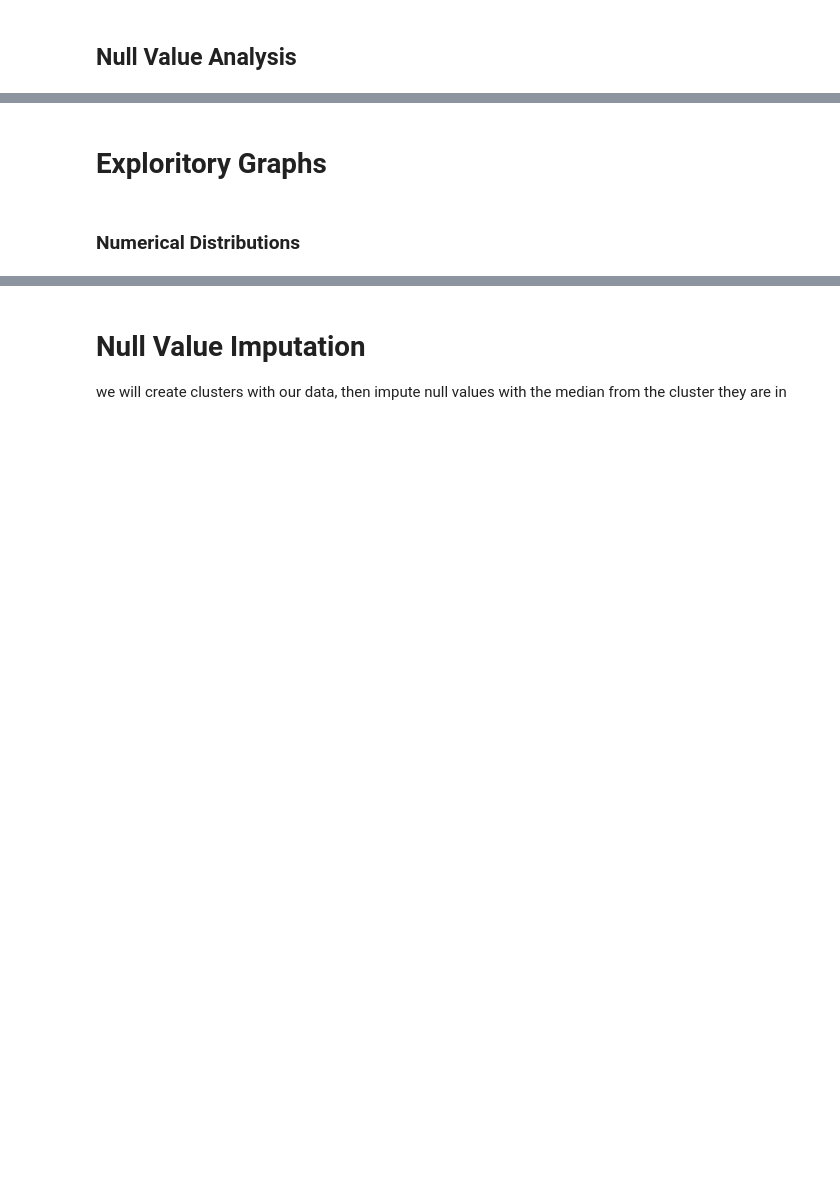
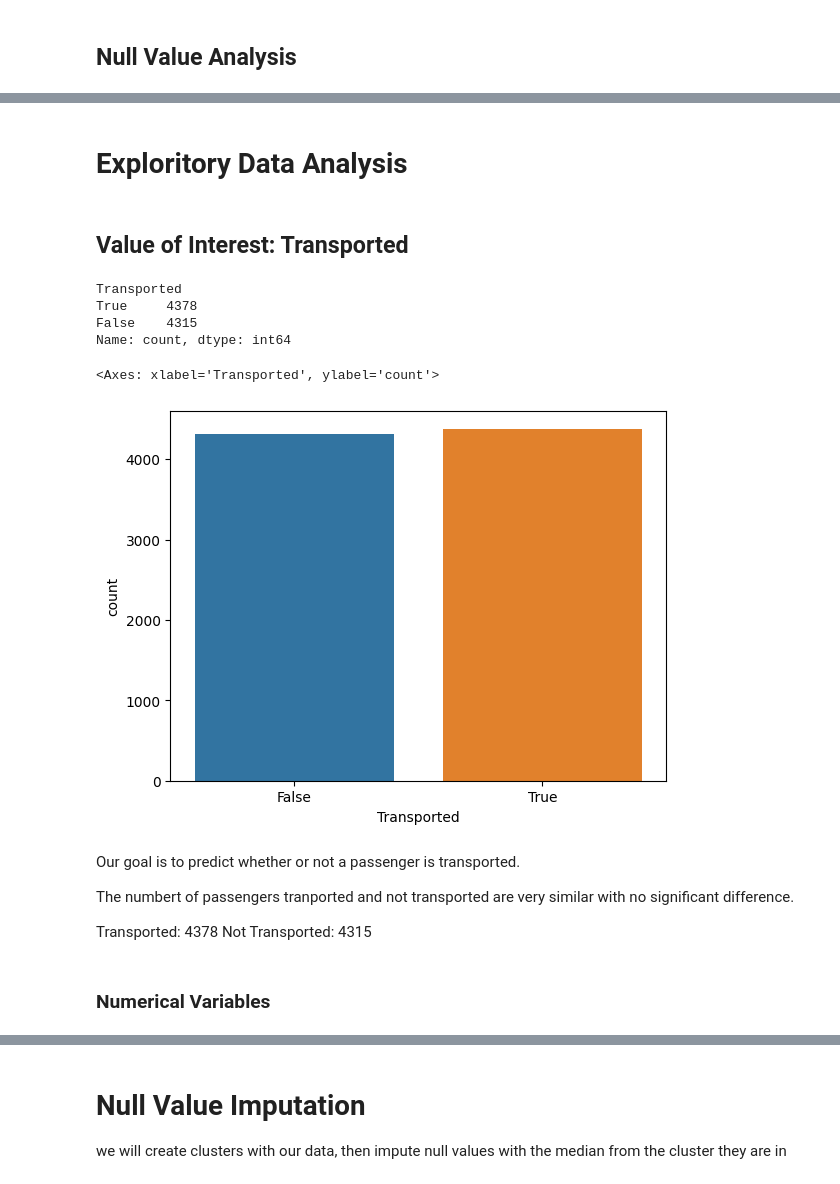
Before and after one commit to Mattcalcaterra/si618classwork, a Jupyter notebook: homework/SI_618_Homework_07.ipynb, the cells around one changed output, grey strips where cells are left out. Saved outputs shown, nothing was run; the diff lists cells and outputs as text; code cells hidden in the pictures; blank space fills up the shorter version.

```diff
--- a/homework/SI_618_Homework_07.ipynb
+++ b/homework/SI_618_Homework_07.ipynb
@@ -189,0 +208,12 @@ families
+# %%
+def find_family_size(df):
+    df["FamilyName"] = df["Name"].str.split(" ").str[1]
+    df["FamilySize"] = df.groupby("FamilyName")["FamilyName"].transform(
+        "count"
+    )
+    df.drop("FamilyName", axis=1, inplace=True)
+    return df
+# %%
+train_df = find_family_size(train_df)
+test_df = find_family_size(test_df)
+train_df.head()
@@ -189,0 +231,18 @@ families
+# %%
+def find_group_info(df):
+    """
+    This function will find the group size and group number of each passenger
+
+    Parameters
+    ----------
+    df: pandas dataframe
+        The dataframe that contains the passenger id
+
+    Returns
+    -------
+    df: pandas dataframe
+        The dataframe that contains the group size and group number of each passenger
+    """
+    df["GroupSize"] = df["PassengerId"].str.split("_").str[1].astype(int)
+    df["GroupNum"] = df["PassengerId"].str.split("_").str[0].astype(int)
+    return df
@@ -212,5 +281,26 @@ TotalSpending    908
 dtype: int64
 # %% [markdown]
-# Exploritory Graphs
+# Exploritory Data Analysis
+# %% [markdown]
+## Value of Interest: Transported
+# %%
+train_df["Transported"].value_counts()
+# %% [output]
+Transported
+True     4378
+False    4315
+Name: count, dtype: int64
+# %%
+sns.countplot(x="Transported", data=train_df)
+# %% [output]
+<Axes: xlabel='Transported', ylabel='count'>
+[figure, added]
+# %% [markdown]
+Our goal is to predict whether or not a passenger is transported.
+
+The numbert of passengers tranported and not transported are very similar with no significant difference.
+
+Transported: 4378
+Not Transported: 4315
 # %% [markdown]
-### Numerical Distributions
+### Numerical Variables
```
Also changed, not shown: parts of 55 cells of this notebook, 1 other file.
